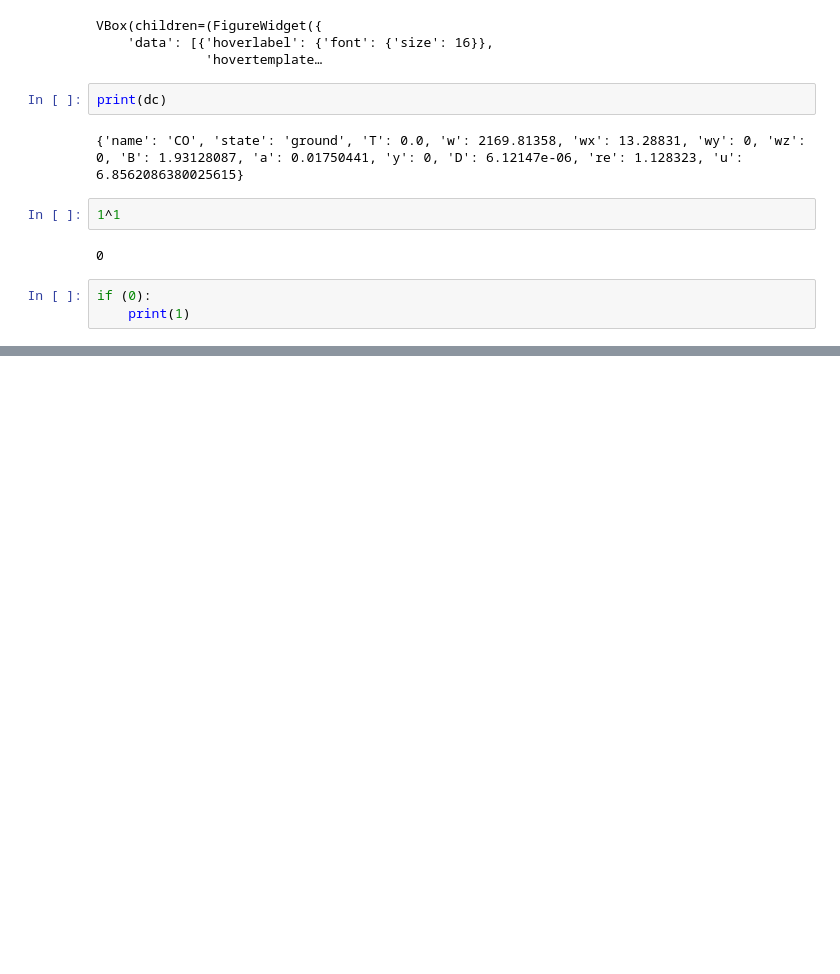
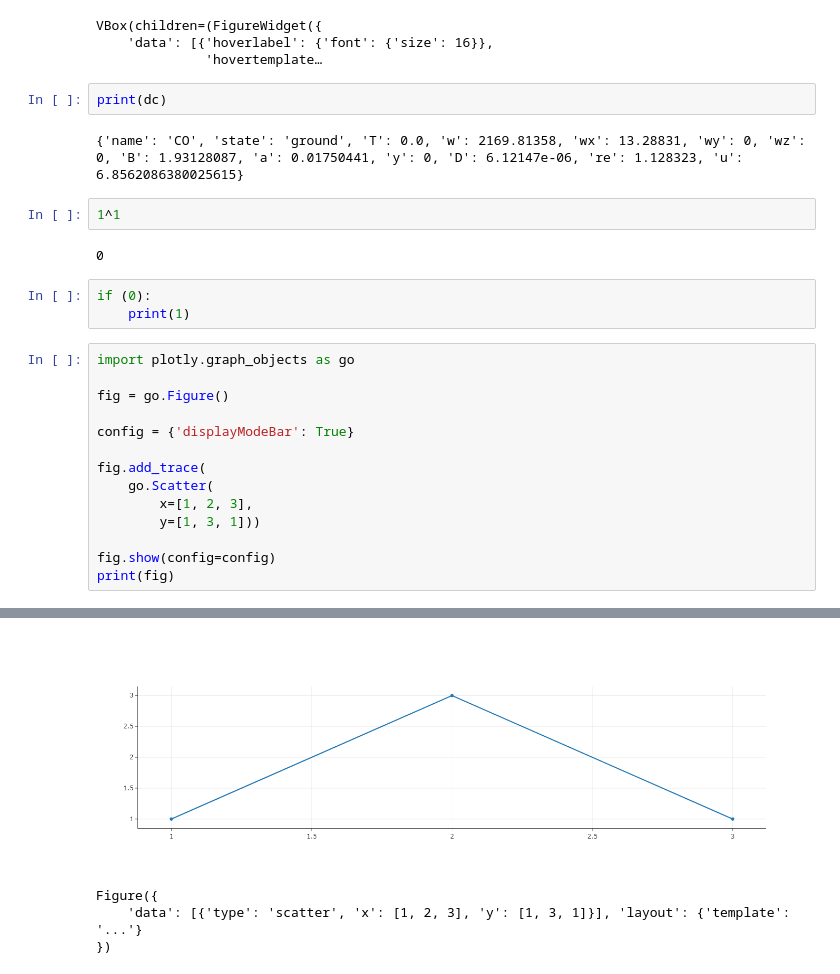
Before and after one commit to GaryZ700/CatLab_CompChem, a Jupyter notebook: Comp Chem Package Example.ipynb, the cells around one changed output, grey strips where cells are left out. Cells and saved outputs as stored; diff of their text form; blank space fills up the shorter version.

```diff
--- a/Comp Chem Package Example.ipynb
+++ b/Comp Chem Package Example.ipynb
@@ -340,3 +336,18 @@ print(dc)
 # %%
 if (0):
     print(1)
+# %%
+import plotly.graph_objects as go
+
+fig = go.Figure()
+
+config = {'displayModeBar': True}
+
+fig.add_trace(
+    go.Scatter(
+        x=[1, 2, 3],
+        y=[1, 3, 1]))
+
+fig.show(config=config)
+print(fig)
+# %% [output]
@@ -342,0 +355,4 @@ if (0):
+[figure, added]
+Figure({
+    'data': [{'type': 'scatter', 'x': [1, 2, 3], 'y': [1, 3, 1]}], 'layout': {'template': '...'}
+})
```
Also changed, not shown: parts of 3 cells of this notebook, 3 other files.
